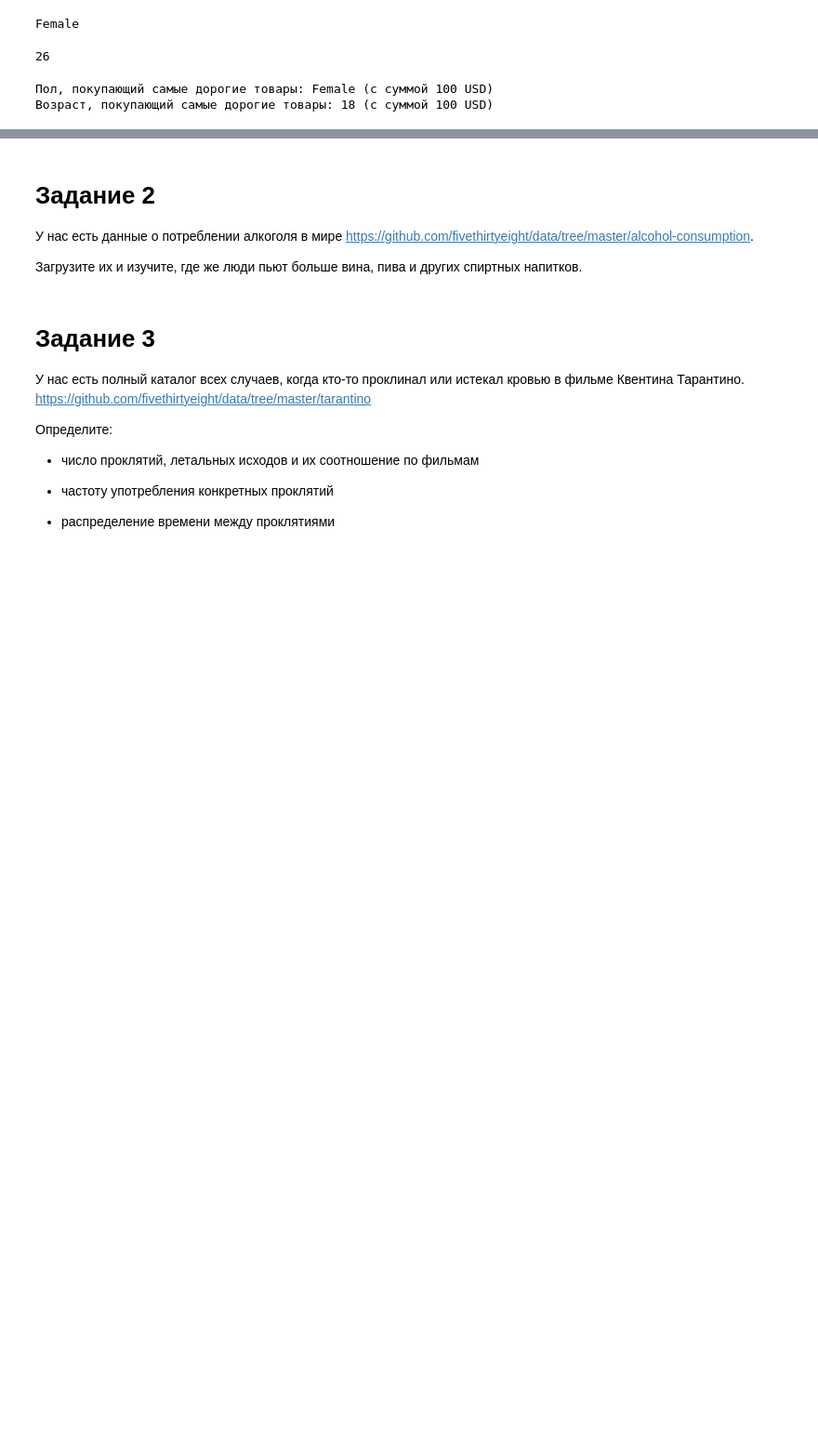
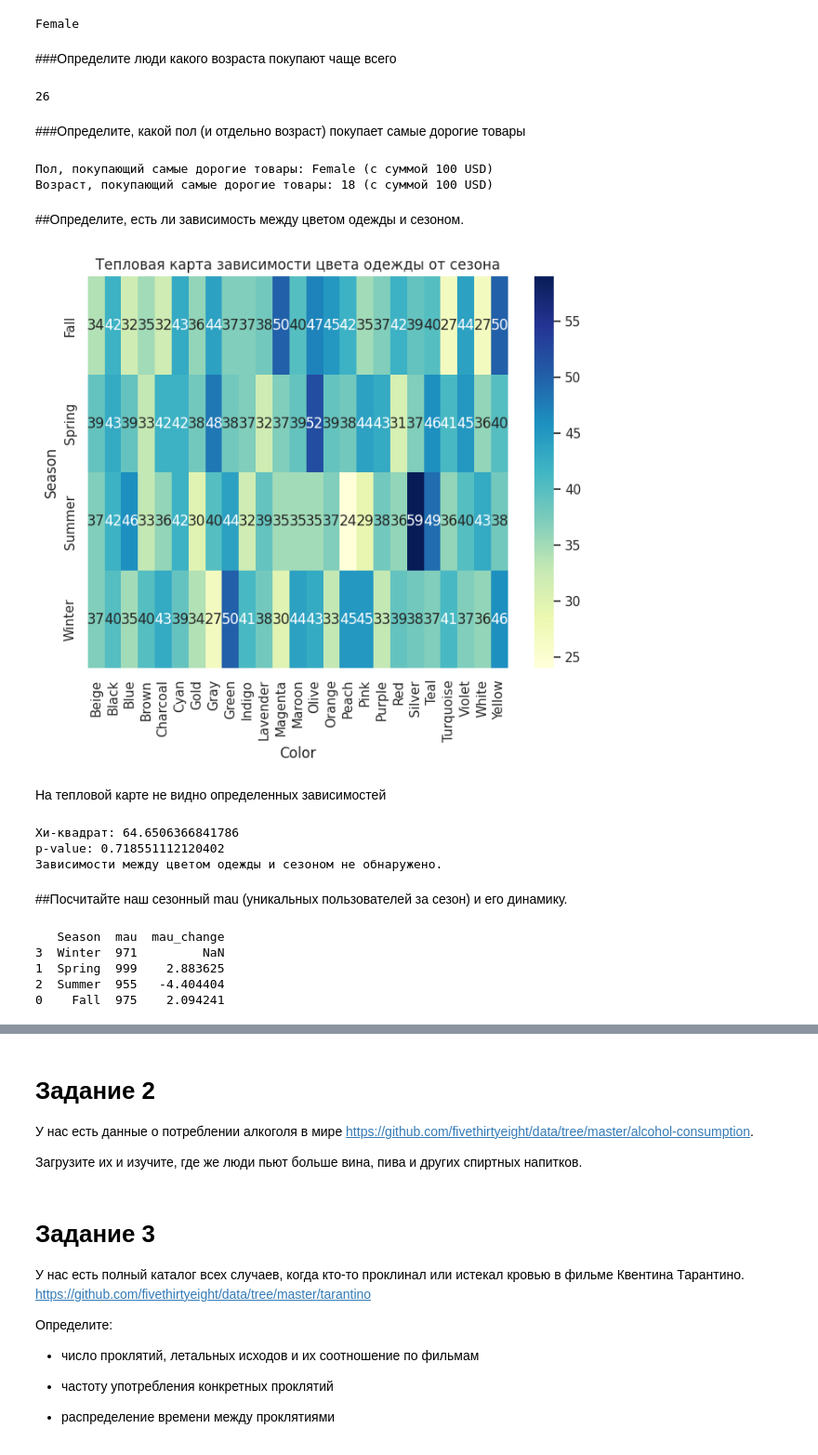
Before and after one commit to joindar32/WB_course, a Jupyter notebook: PythonTasks/WB_DA_Python_HW.ipynb, the cells around one changed output, grey strips where cells are left out. Shown at 93% size. Saved outputs shown, nothing was run; the diff lists cells and outputs as text; code cells hidden in the pictures; blank space fills up the shorter version.

```diff
--- a/PythonTasks/WB_DA_Python_HW.ipynb
+++ b/PythonTasks/WB_DA_Python_HW.ipynb
@@ -163,6 +173,8 @@ normalized_purchases_by_gender = grouped_counts_by_gender / purchase_by_gender
 print(normalized_purchases_by_gender.idxmax())
 # %% [output]
 Female
+# %% [markdown]
+###Определите люди какого возраста покупают чаще всего
 # %%
 #определите люди какого возраста покупают чаще всего
 
@@ -209,4 +221,6 @@ normalized_purchases_by_gender = grouped_counts_by_gender / purchase_by_gender
 print(normalized_purchases_by_gender.idxmax())
 # %% [output]
 26
+# %% [markdown]
+###Определите, какой пол (и отдельно возраст) покупает самые дорогие товары
 # %%
@@ -230,3 +244,58 @@ print(f"Возраст, покупающий самые дорогие това
 # %% [output]
 Пол, покупающий самые дорогие товары: Female (с суммой 100 USD)
 Возраст, покупающий самые дорогие товары: 18 (с суммой 100 USD)
+# %% [markdown]
+##Определите, есть ли зависимость между цветом одежды и сезоном.
+# %%
+# Создаем таблицу сопряженности
+contingency_table = pd.crosstab(df['Season'], df['Color'])
+
+# Тепловая карта
+plt.figure(figsize=(8, 6))
+sns.heatmap(contingency_table, annot=True, fmt="d", cmap="YlGnBu")
+plt.title("Тепловая карта зависимости цвета одежды от сезона")
+plt.show()
+# %% [output]
+[figure, added]
+# %% [markdown]
+На тепловой карте не видно определенных зависимостей
+# %%
+# Примененяем критерий хи-квадрат
+chi2, p, dof, expected = chi2_contingency(contingency_table)
+
+# Результаты
+print("Хи-квадрат:", chi2)
+print("p-value:", p)
+
+# Вывод
+if p <= 0.05:
+    print("Между цветом одежды и сезоном есть статистически значимая зависимость.")
+else:
+    print("Зависимости между цветом одежды и сезоном не обнаружено.")
+# %% [output]
+Хи-квадрат: 64.6506366841786
+p-value: 0.718551112120402
+Зависимости между цветом одежды и сезоном не обнаружено.
+# %% [markdown]
+##Посчитайте наш сезонный mau (уникальных пользователей за сезон) и его динамику.
+# %%
+#Выситываем mau для каждого сезона
+seasonal_mau = df.groupby('Season')['Customer ID'].nunique().reset_index()
+
+seasonal_mau_columns = ['Season', 'mau']
+seasonal_mau.columns = seasonal_mau_columns
+
+#Организуем порядок сезонов
+seasons_order = ['Winter', 'Spring', 'Summer', 'Fall']
+seasonal_mau['Season'] = pd.Categorical(seasonal_mau['Season'], categories=season_order, ordered=True)
+seasonal_mau = seasonal_mau.sort_values('Season')
+
+#Высчитываем процентное изменение mau
+seasonal_mau['mau_change'] = seasonal_mau['mau'].pct_change()*100
+print(seasonal_mau)
+# %% [output]
+   Season  mau  mau_change
+3  Winter  971         NaN
+1  Spring  999    2.883625
+2  Summer  955   -4.404404
+0    Fall  975    2.094241
```
Also changed, not shown: parts of 17 cells of this notebook.
